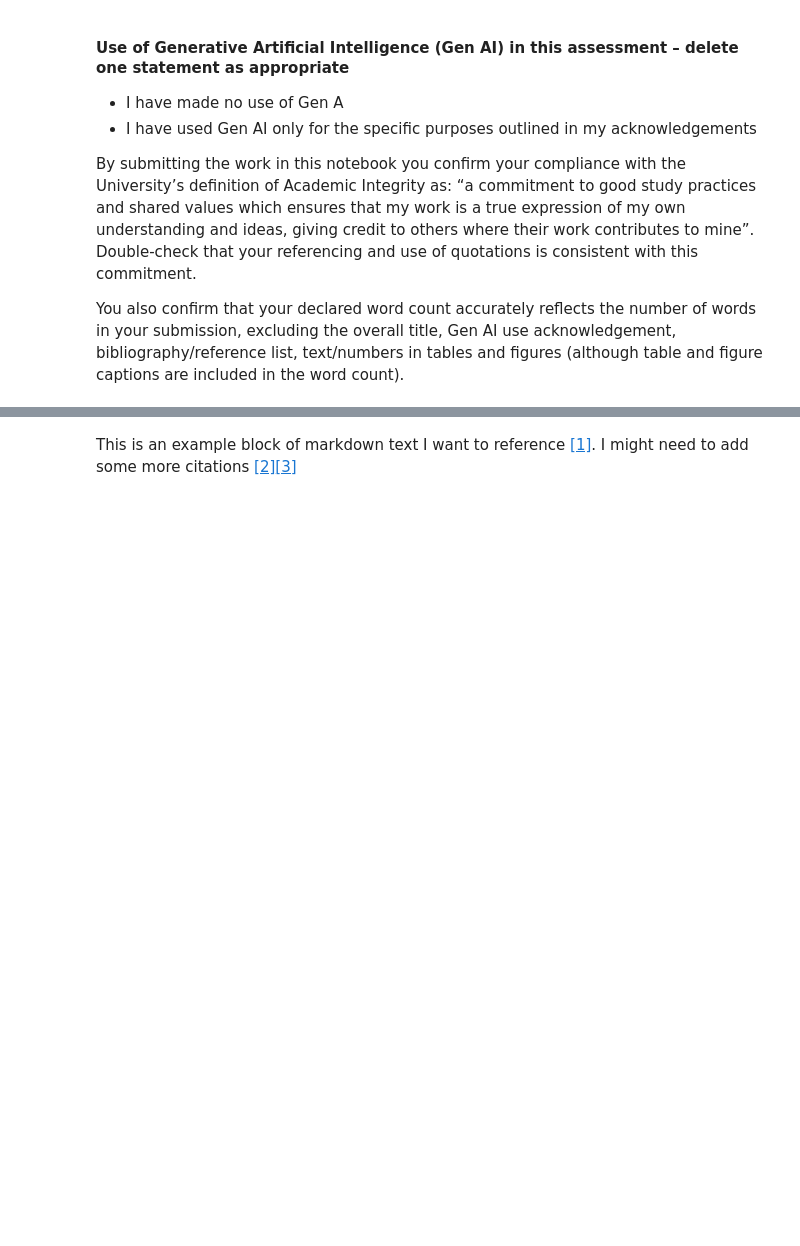
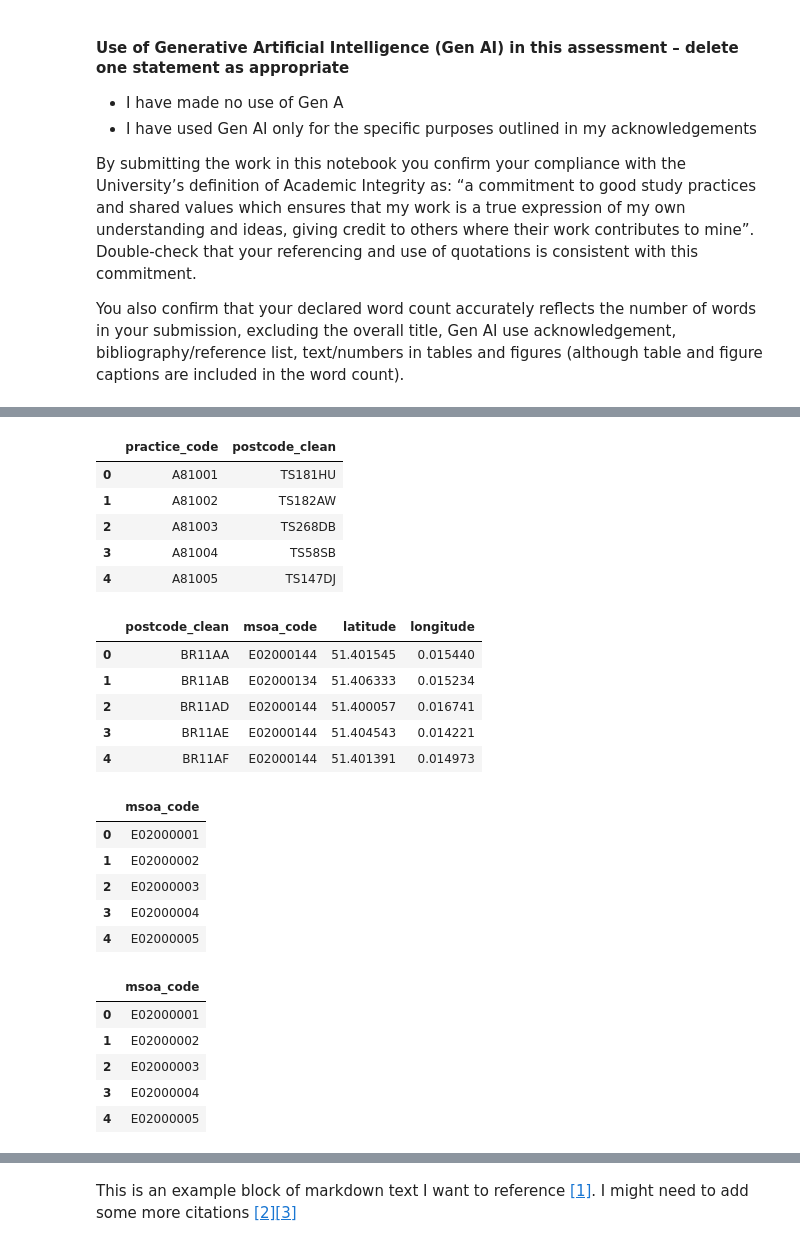
Before and after one commit to shuc9663-source/GEOG5990_Assignment2_201929754, a Jupyter notebook: GEOG5990M_Final_Project.ipynb, the cells around one changed output, grey strips where cells are left out. Saved outputs shown, nothing was run; the diff lists cells and outputs as text; code cells hidden in the pictures; blank space fills up the shorter version.

```diff
--- a/GEOG5990M_Final_Project.ipynb
+++ b/GEOG5990M_Final_Project.ipynb
@@ -37,0 +137,75 @@ warnings.filterwarnings("ignore")
+# %%
+# clean and standardise key identifiers
+
+# Define a function to clean postcode strings into a consistent format
+def clean_postcode(postcode):
+    # Convert the postcode to a string, remove leading and trailing spaces, convert to uppercase, and remove internal spaces
+    return str(postcode).strip().upper().replace(" ", "")
+# Create a cleaned postcode field in the GP practice reference dataset
+gp_practices["postcode_clean"] = gp_practices["postcode"].apply(clean_postcode)
+# Create a cleaned postcode field in the London postcode lookup dataset
+onspd_london["postcode_clean"] = onspd_london["pcds"].apply(clean_postcode)
+# Create a standard GP practice code field in the GP practice reference dataset
+gp_practices["practice_code"] = gp_practices["practice_code"].astype(str).str.strip()
+# Create a standard GP practice code field in the registered patients dataset
+gp_patients["practice_code"] = gp_patients["CODE"].astype(str).str.strip()
+# Create a standard MSOA code field in the London postcode lookup dataset
+onspd_london["msoa_code"] = onspd_london["msoa21"].astype(str).str.strip()
+# Create a standard latitude field in the London postcode lookup dataset
+onspd_london["latitude"] = pd.to_numeric(onspd_london["lat"], errors="coerce")
+# Create a standard longitude field in the London postcode lookup dataset
+onspd_london["longitude"] = pd.to_numeric(onspd_london["long"], errors="coerce")
+
+# Create a standard MSOA code field in the MSOA boundary dataset
+msoa_boundaries["msoa_code"] = msoa_boundaries["msoa11cd"].astype(str).str.strip()
+# Create a standard MSOA code field in the Census dataset
+census["msoa_code"] = census["MSOA"].astype(str).str.strip()
+
+# Display the first five cleaned postcodes and practice codes from the GP practice reference dataset
+display(gp_practices[["practice_code", "postcode_clean"]].head())
+# Display the first five cleaned postcodes and MSOA codes from the postcode lookup dataset
+display(onspd_london[["postcode_clean", "msoa_code", "latitude", "longitude"]].head())
+# Display the first five standardised MSOA codes from the MSOA boundary dataset
+display(msoa_boundaries[["msoa_code"]].head())
+# Display the first five standardised MSOA codes from the Census dataset
+display(census[["msoa_code"]].head())
+
+# Count missing cleaned postcodes in the GP practice reference dataset
+print("Missing GP practice postcodes:", gp_practices["postcode_clean"].isna().sum())
+# Count missing cleaned postcodes in the postcode lookup dataset
+print("Missing ONSPD postcodes:", onspd_london["postcode_clean"].isna().sum())
+# Count missing MSOA codes in the postcode lookup dataset
+print("Missing ONSPD MSOA codes:", onspd_london["msoa_code"].isna().sum())
+# Count missing latitude values in the postcode lookup dataset
+print("Missing ONSPD latitude values:", onspd_london["latitude"].isna().sum())
+# Count missing longitude values in the postcode lookup dataset
+print("Missing ONSPD longitude values:", onspd_london["longitude"].isna().sum())
+# Count missing MSOA codes in the MSOA boundary dataset
+print("Missing boundary MSOA codes:", msoa_boundaries["msoa_code"].isna().sum())
+# Count missing MSOA codes in the Census dataset
+print("Missing Census MSOA codes:", census["msoa_code"].isna().sum())
+# %% [output]
+|  | practice_code | postcode_clean |
+| 0 | A81001 | TS181HU |
+| 1 | A81002 | TS182AW |
+| 2 | A81003 | TS268DB |
+| 3 | A81004 | TS58SB |
+| 4 | A81005 | TS147DJ |
+|  | postcode_clean | msoa_code | latitude | longitude |
+| 0 | BR11AA | E02000144 | 51.401545 | 0.015440 |
+| 1 | BR11AB | E02000134 | 51.406333 | 0.015234 |
+| 2 | BR11AD | E02000144 | 51.400057 | 0.016741 |
+| 3 | BR11AE | E02000144 | 51.404543 | 0.014221 |
+| 4 | BR11AF | E02000144 | 51.401391 | 0.014973 |
+|  | msoa_code |
+| 0 | E02000001 |
+| 1 | E02000002 |
+| 2 | E02000003 |
+| 3 | E02000004 |
+| 4 | E02000005 |
+|  | msoa_code |
+| 0 | E02000001 |
+| 1 | E02000002 |
+| 2 | E02000003 |
+| 3 | E02000004 |
+| 4 | E02000005 |
```
Also changed, not shown: parts of 6 cells of this notebook.
